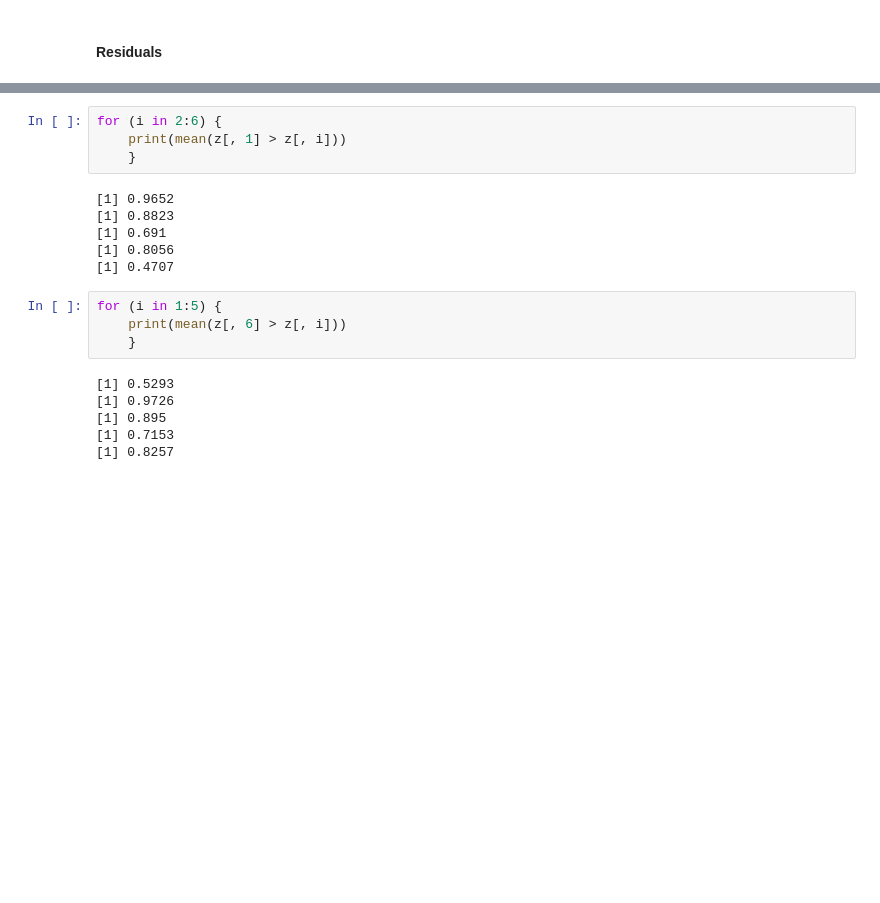
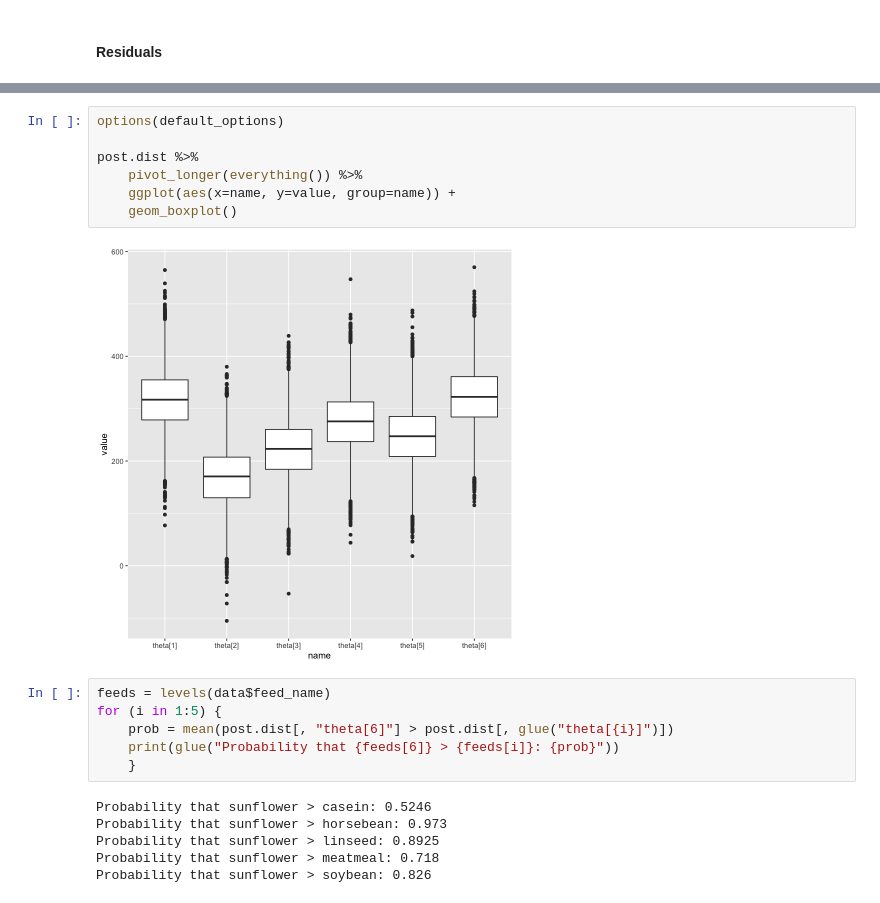
Before and after one commit to chris-santiago/bayesian-stats, a Jupyter notebook: chicken_weight.ipynb, the cells around one changed output, grey strips where cells are left out. Drawn from its saved outputs; the diff is of its cells as text; blank space fills up the shorter version.

```diff
--- a/chicken_weight.ipynb
+++ b/chicken_weight.ipynb
@@ -578,20 +643,21 @@ mean(z[, 1] > z[, 6])
+# %%
+options(default_options)
+
+post.dist %>%
+    pivot_longer(everything()) %>%
+    ggplot(aes(x=name, y=value, group=name)) +
+    geom_boxplot()
+# %% [output]
+[figure, added]
 # %%
-for (i in 2:6) {
-    print(mean(z[, 1] > z[, i]))
+feeds = levels(data$feed_name)
+for (i in 1:5) {
+    prob = mean(post.dist[, "theta[6]"] > post.dist[, glue("theta[{i}]")])
+    print(glue("Probability that {feeds[6]} > {feeds[i]}: {prob}"))
     }
 # %% [output]
-[1] 0.9652
-[1] 0.8823
-[1] 0.691
-[1] 0.8056
-[1] 0.4707
+Probability that sunflower > casein: 0.5246
+Probability that sunflower > horsebean: 0.973
+Probability that sunflower > linseed: 0.8925
+Probability that sunflower > meatmeal: 0.718
+Probability that sunflower > soybean: 0.826
-# %%
-for (i in 1:5) {
-    print(mean(z[, 6] > z[, i]))
-    }
-# %% [output]
-[1] 0.5293
-[1] 0.9726
-[1] 0.895
-[1] 0.7153
-[1] 0.8257
```
Also changed, not shown: parts of 39 cells of this notebook.
